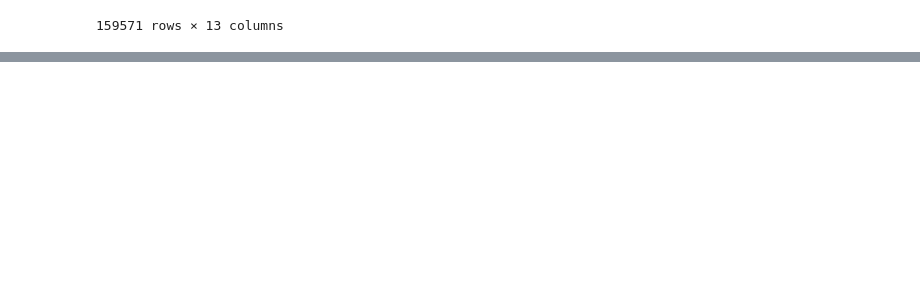
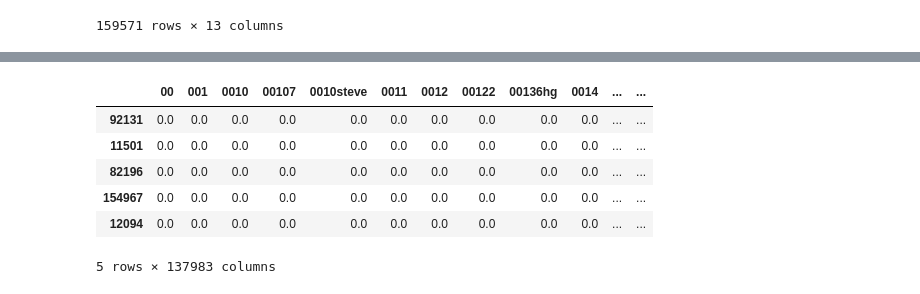
Before and after one commit to fhrzn/detoxification, a Jupyter notebook: notebooks/3.0-fhrzn-simple-classifier.ipynb, the cells around one changed output, grey strips where cells are left out. Cells and saved outputs as stored; diff of their text form; code cells hidden in the pictures; blank space fills up the shorter version.

```diff
--- a/notebooks/3.0-fhrzn-simple-classifier.ipynb
+++ b/notebooks/3.0-fhrzn-simple-classifier.ipynb
@@ -245,3 +245,31 @@ test.head()
 | 4 | 00017695ad8997eb | I don't anonymously edit articles... | 0 | i do not anonymously edit article... | anonymously edit article | 0 | 0.000000 |
 # %%
 test.to_csv('../data/processed/testset-feature-extracted.csv', index=None, header=True)
+# %%
+train = pd.read_csv('../data/processed/trainset-feature-extracted.csv')
+test = pd.read_csv('../data/processed/testset-feature-extracted.csv')
+# %%
+train.dropna(inplace=True)
+test.dropna(inplace=True)
+# %%
+X = train.iloc[:, -3:]
+y = train.is_toxic
+
+X_train, X_val, y_train, y_val = train_test_split(X, y, test_size=.25, random_state=42)
+# %%
+tfidf = TfidfVectorizer()
+
+tf_vec = tfidf.fit_transform(X_train.processed)
+tf_vec_val = tfidf.transform(X_val.processed)
+# %%
+# train features
+X_train_vec = pd.DataFrame(tf_vec.toarray(), columns=tfidf.get_feature_names(), index=X_train.index)
+X_train_vec.head()
+# %% [output]
+|  | 00 | 001 | 0010 | 00107 | 0010steve | 0011 | 0012 | 00122 | 00136hg | 0014 | ... | ... |
+| 92131 | 0.0 | 0.0 | 0.0 | 0.0 | 0.0 | 0.0 | 0.0 | 0.0 | 0.0 | 0.0 | ... | ... |
+| 11501 | 0.0 | 0.0 | 0.0 | 0.0 | 0.0 | 0.0 | 0.0 | 0.0 | 0.0 | 0.0 | ... | ... |
+| 82196 | 0.0 | 0.0 | 0.0 | 0.0 | 0.0 | 0.0 | 0.0 | 0.0 | 0.0 | 0.0 | ... | ... |
+| 154967 | 0.0 | 0.0 | 0.0 | 0.0 | 0.0 | 0.0 | 0.0 | 0.0 | 0.0 | 0.0 | ... | ... |
+| 12094 | 0.0 | 0.0 | 0.0 | 0.0 | 0.0 | 0.0 | 0.0 | 0.0 | 0.0 | 0.0 | ... | ... |
+5 rows × 137983 columns
```
Also changed, not shown: parts of 5 cells of this notebook.
